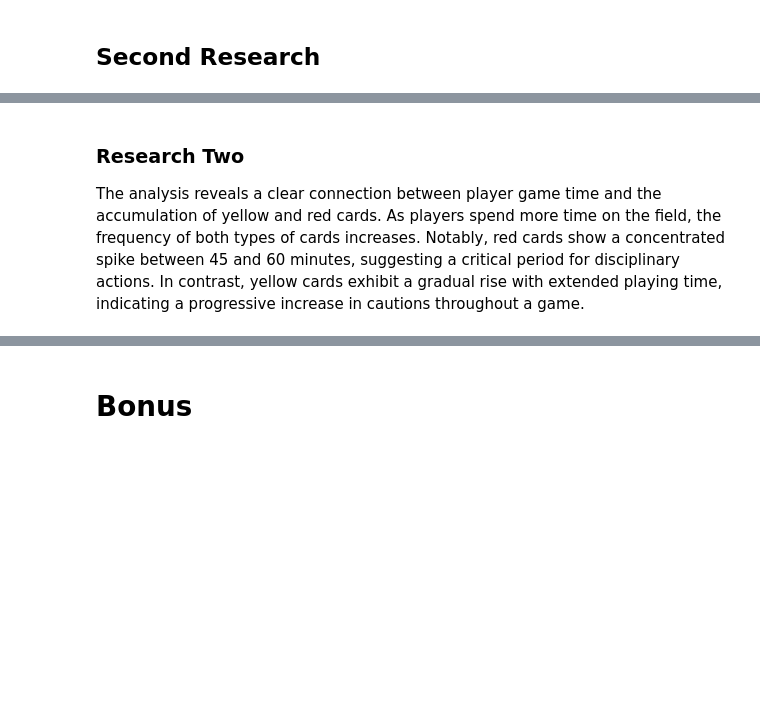
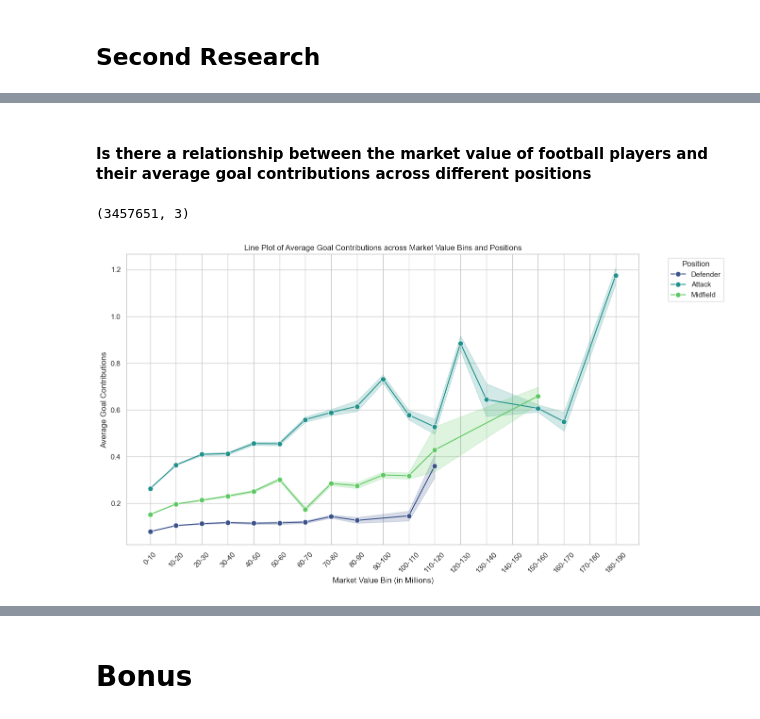
Before and after one commit to yahiaehab10/DataEng_TranserferMarketFootball, a Jupyter notebook: TranseferMarket_DataEng.ipynb, the cells around one changed output, grey strips where cells are left out. Drawn from its saved outputs; the diff is of its cells as text; code cells hidden in the pictures; blank space fills up the shorter version.

```diff
--- a/TranseferMarket_DataEng.ipynb
+++ b/TranseferMarket_DataEng.ipynb
@@ -108,0 +239,7 @@ df['minutes_played'] = pd.cut(df['minutes_played'], bins=[0, 15, 30, 45, 60, 75,
+# %%
+df_players_valuations_appearances = df_players_valuations_appearances[
+    (df_players_valuations_appearances["goals_contribution"] >= 0)
+    & (df_players_valuations_appearances["goals_contribution"] <= 10)
+]
+
+df_players_valuations_appearances.head()
@@ -133,0 +274,6 @@ memory usage: 37.4 MB
+# %%
+df_players_valuations_appearances = df_players_valuations_appearances.astype(
+    {
+        "goals_contribution": int,
+    }
+)
@@ -256,5 +317,43 @@ plt.show()
-# %% [markdown]
-### Research Two
-
-The analysis reveals a clear connection between player game time and the accumulation of yellow and red cards. As players spend more time on the field, the frequency of both types of cards increases.
-Notably, red cards show a concentrated spike between 45 and 60 minutes, suggesting a critical period for disciplinary actions. In contrast, yellow cards exhibit a gradual rise with extended playing time, indicating a progressive increase in cautions throughout a game.
+# %% [markdown]
+#### Is there a relationship between the market value of football players and their average goal contributions across different positions
+# %%
+#Take random sample from df_players_valuations_appearances 1% of the data
+df_players_valuations_appearances_sample = df_players_valuations_appearances.sample(frac=0.1)
+
+df_players_valuations_appearances_sample.shape
+# %% [output]
+(3457651, 3)
+# %%
+import seaborn as sns
+import matplotlib.pyplot as plt
+
+# Create a line plot
+plt.figure(figsize=(14, 8))
+sns.lineplot(
+    x="market_value_bin_in_millions",
+    y="goals_contribution",
+    hue="position",
+    data=df_players_valuations_appearances_sample,
+    palette="viridis",
+    marker="o",  # Marker style
+    markersize=8,  # Marker size
+    linestyle="-",  # Line style
+)
+
+# Set labels and title
+plt.xlabel("Market Value Bin (in Millions)")
+plt.ylabel("Average Goal Contributions")
+plt.title(
+    "Line Plot of Average Goal Contributions across Market Value Bins and Positions"
+)
+
+# Rotate x-axis labels for better readability
+plt.xticks(rotation=45)
+
+# Show the legend outside the plot for better visibility
+plt.legend(title="Position", bbox_to_anchor=(1.05, 1), loc="upper left")
+
+# Show the plot
+plt.show()
+# %% [output]
+[figure, added]
```
Also changed, not shown: parts of 50 cells of this notebook, 2 other files.
